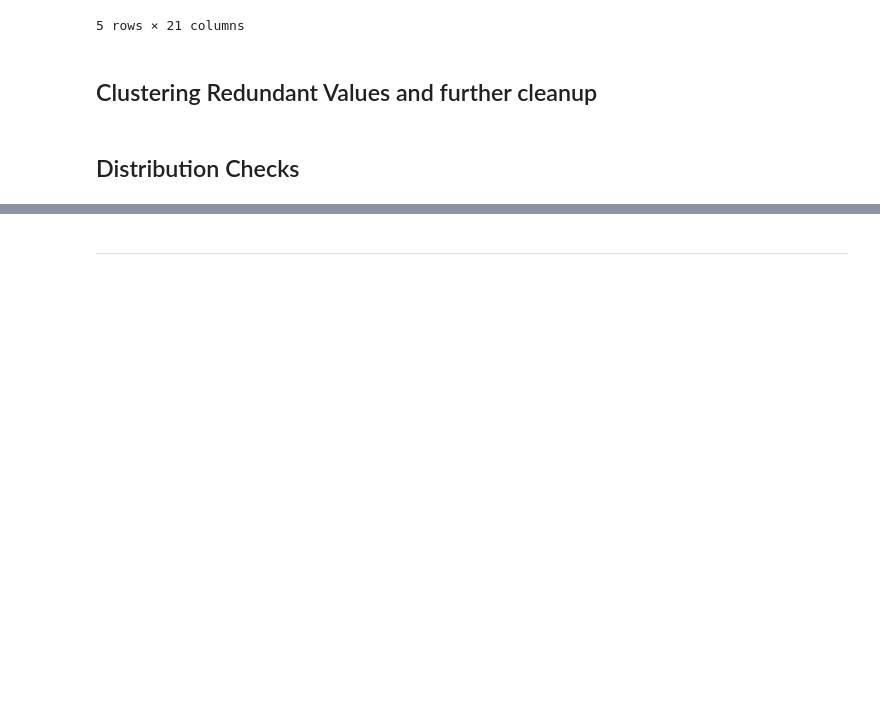
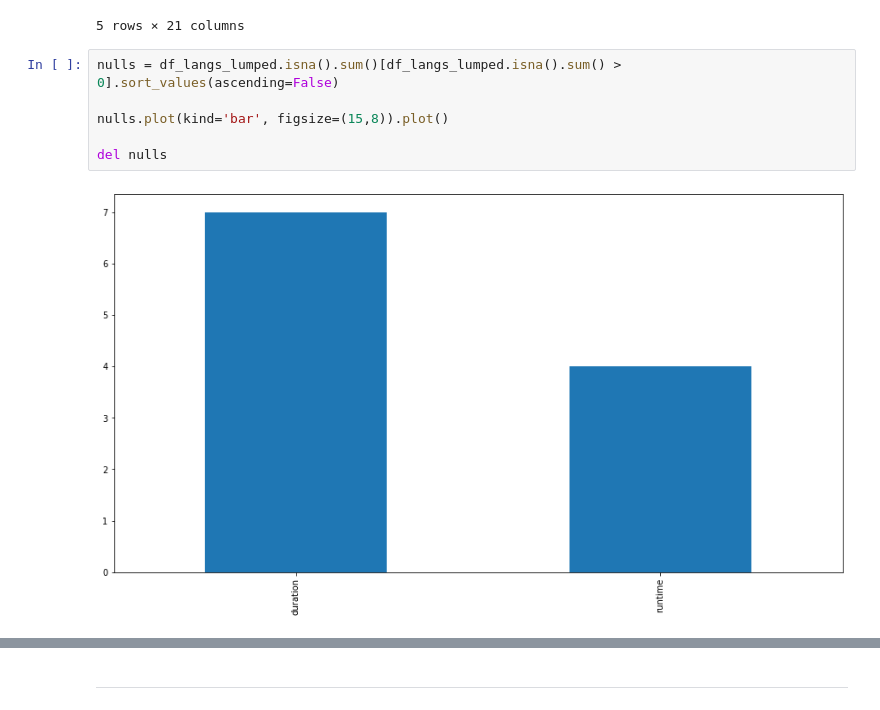
Before and after one commit to boscacci/IMdB-Regression, a Jupyter notebook: src/Good_Film_Bad_Film.ipynb, the cells around one changed output, grey strips where cells are left out. Saved outputs shown, nothing was run; the diff lists cells and outputs as text; blank space fills up the shorter version.

Commit message:
Progress filling nulls

```diff
--- a/src/Good_Film_Bad_Film.ipynb
+++ b/src/Good_Film_Bad_Film.ipynb
@@ -575,7 +560,11 @@ df_langs_lumped.head()
 | 3 | 115.0 | False | Other | [{'iso_3166_1': 'KR', 'name': 'So... | 111.0 | Color | Action|Drama|History|War | Operation Chromite | ... |
 | 4 | 96.0 | False | English | [{'iso_3166_1': 'US', 'name': 'Un... | 96.0 | Color | Comedy|Romance | The Perfect Match | ... |
 5 rows × 21 columns
-# %% [markdown]
-## Clustering Redundant Values and further cleanup
-# %% [markdown]
-## Distribution Checks
+# %%
+nulls = df_langs_lumped.isna().sum()[df_langs_lumped.isna().sum() > 0].sort_values(ascending=False)
+
+nulls.plot(kind='bar', figsize=(15,8)).plot()
+
+del nulls
+# %% [output]
+[figure, added]
```
Also changed, not shown: parts of 75 cells of this notebook.
